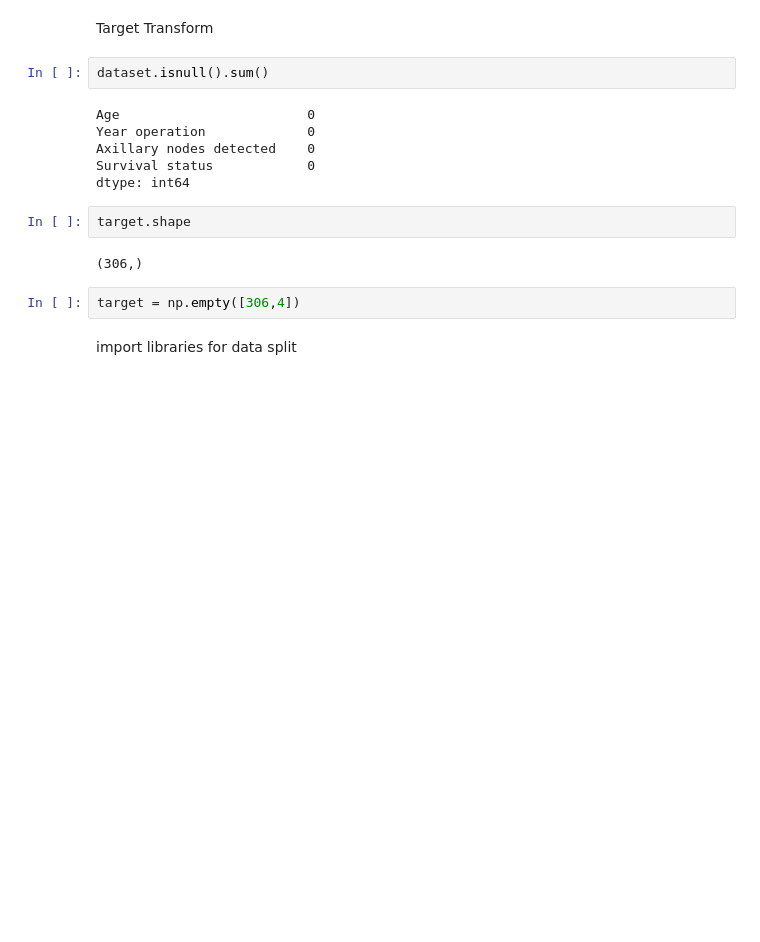
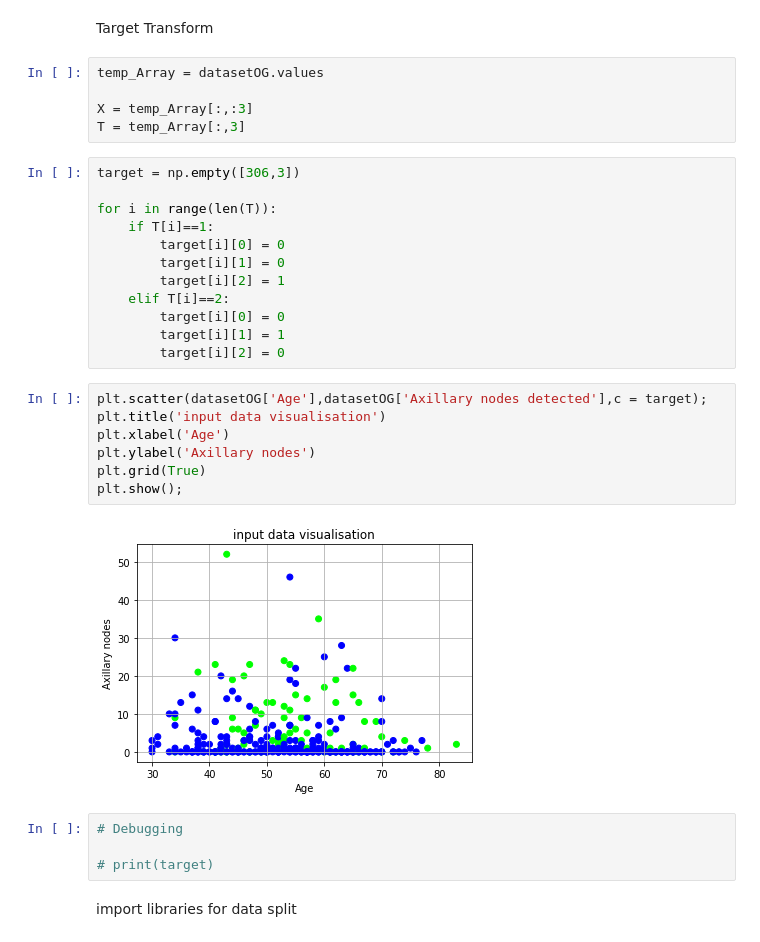
Before and after one commit to nikoshourdas/finalProject_Artificial_Neural_Networks, a Jupyter notebook: project tp4774.ipynb, the cells around one changed output. Cells and saved outputs as stored; diff of their text form; blank space fills up the shorter version.

```diff
--- a/project tp4774.ipynb
+++ b/project tp4774.ipynb
@@ -74,20 +68,36 @@ plt.show()
 [figure]
 # %% [markdown]
 Target Transform
-# %%
-dataset.isnull().sum()
-# %% [output]
-Age                        0
-Year operation             0
-Axillary nodes detected    0
-Survival status            0
-dtype: int64
-# %%
-target.shape
-# %% [output]
-(306,)
-# %%
-target = np.empty([306,4])
+# %%
+temp_Array = datasetOG.values
+
+X = temp_Array[:,:3]
+T = temp_Array[:,3]
+# %%
+target = np.empty([306,3])
+
+for i in range(len(T)):
+    if T[i]==1:
+        target[i][0] = 0
+        target[i][1] = 0
+        target[i][2] = 1
+    elif T[i]==2:
+        target[i][0] = 0
+        target[i][1] = 1
+        target[i][2] = 0
+# %%
+plt.scatter(datasetOG['Age'],datasetOG['Axillary nodes detected'],c = target);
+plt.title('input data visualisation')
+plt.xlabel('Age')
+plt.ylabel('Axillary nodes')
+plt.grid(True)
+plt.show();
+# %% [output]
+[figure, added]
+# %%
+# Debugging
+
+# print(target)
 # %% [markdown]
 import libraries for data split
 # %%
```
Also changed, not shown: parts of 3 cells of this notebook.
